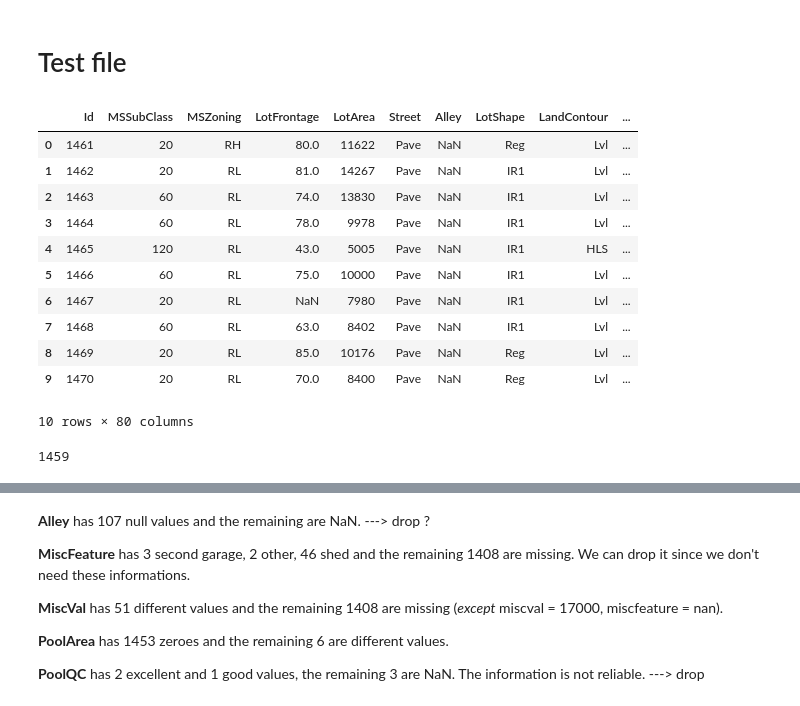
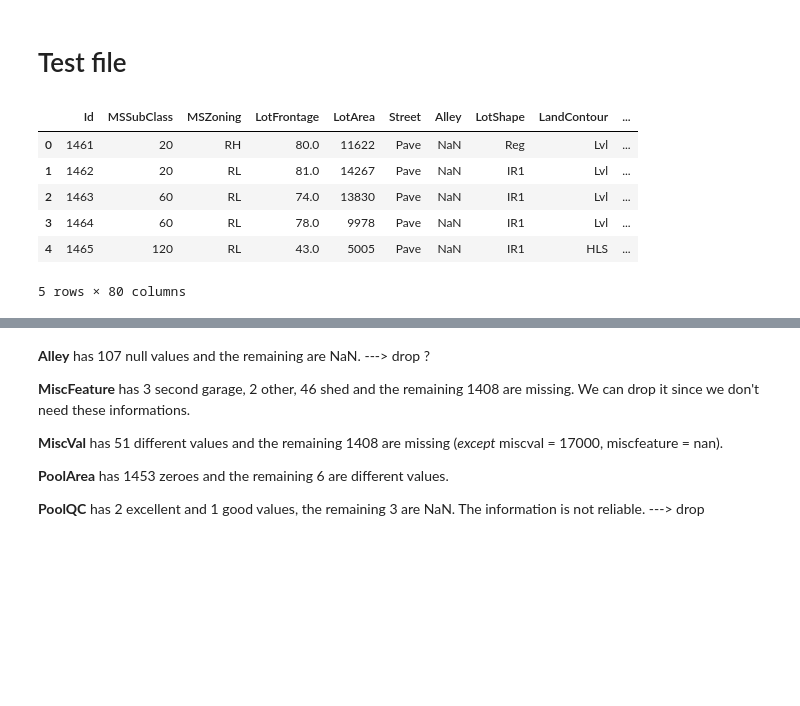
Before and after one commit to aliceschi93/House-Prices-Advanced-Regression-Techniques, a Jupyter notebook: Project.ipynb, the cells around one changed output, grey strips where cells are left out. Cells and saved outputs as stored; diff of their text form; code cells hidden in the pictures; blank space fills up the shorter version.

```diff
--- a/Project.ipynb
+++ b/Project.ipynb
@@ -22,21 +22,12 @@ sample.head(5)
 # Test file
 # %%
 test = pd.read_csv(r'all\test.csv', sep = ',')
-test.head(10)
+test.head(5)
 # %% [output]
 |  | Id | MSSubClass | MSZoning | LotFrontage | LotArea | Street | Alley | LotShape | LandContour | ... |
 | 0 | 1461 | 20 | RH | 80.0 | 11622 | Pave | NaN | Reg | Lvl | ... |
 | 1 | 1462 | 20 | RL | 81.0 | 14267 | Pave | NaN | IR1 | Lvl | ... |
 | 2 | 1463 | 60 | RL | 74.0 | 13830 | Pave | NaN | IR1 | Lvl | ... |
 | 3 | 1464 | 60 | RL | 78.0 | 9978 | Pave | NaN | IR1 | Lvl | ... |
 | 4 | 1465 | 120 | RL | 43.0 | 5005 | Pave | NaN | IR1 | HLS | ... |
-| 5 | 1466 | 60 | RL | 75.0 | 10000 | Pave | NaN | IR1 | Lvl | ... |
-| 6 | 1467 | 20 | RL | NaN | 7980 | Pave | NaN | IR1 | Lvl | ... |
-| 7 | 1468 | 60 | RL | 63.0 | 8402 | Pave | NaN | IR1 | Lvl | ... |
-| 8 | 1469 | 20 | RL | 85.0 | 10176 | Pave | NaN | Reg | Lvl | ... |
-| 9 | 1470 | 20 | RL | 70.0 | 8400 | Pave | NaN | Reg | Lvl | ... |
-10 rows × 80 columns
+5 rows × 80 columns
-# %%
-len(test)
-# %% [output]
-1459
```
Also changed, not shown: parts of 42 cells of this notebook, 1 other file.
